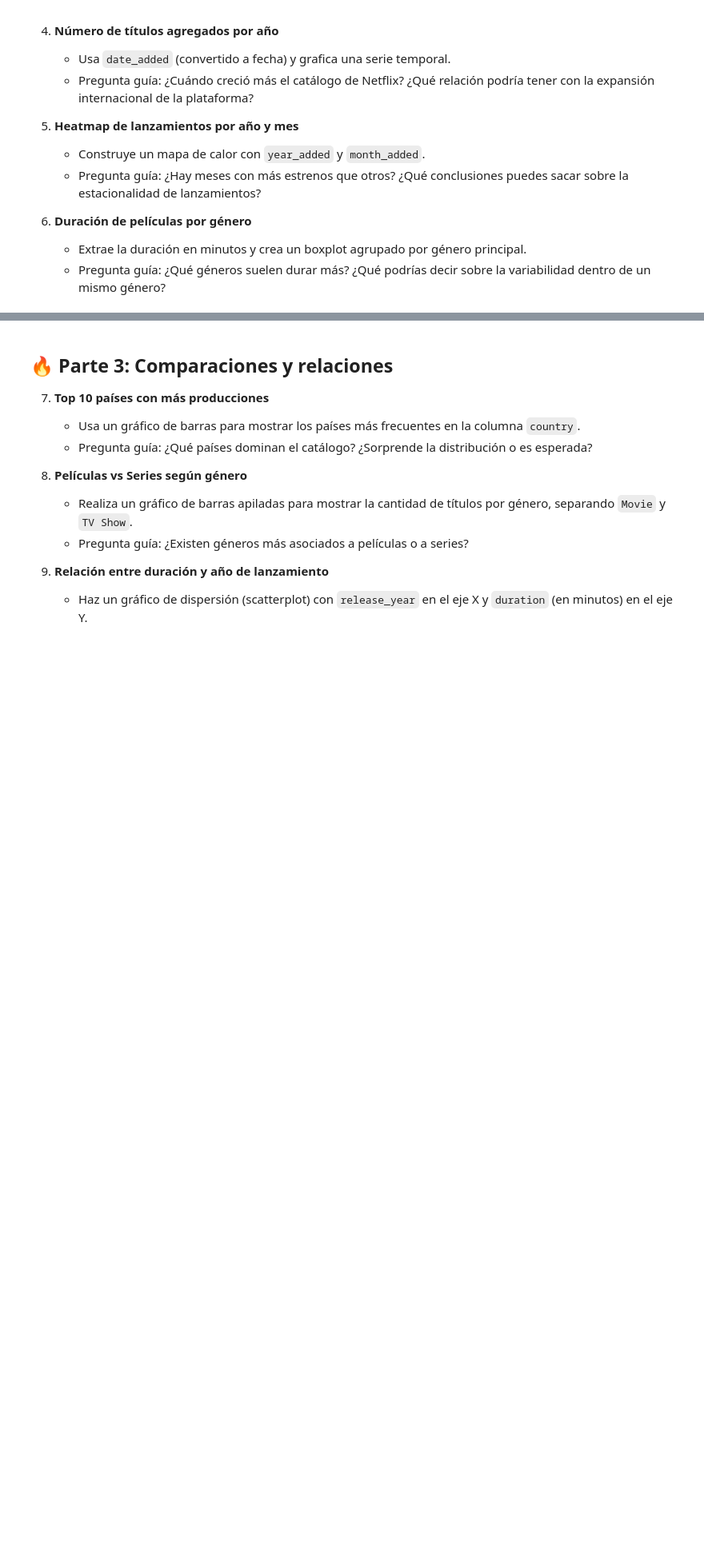
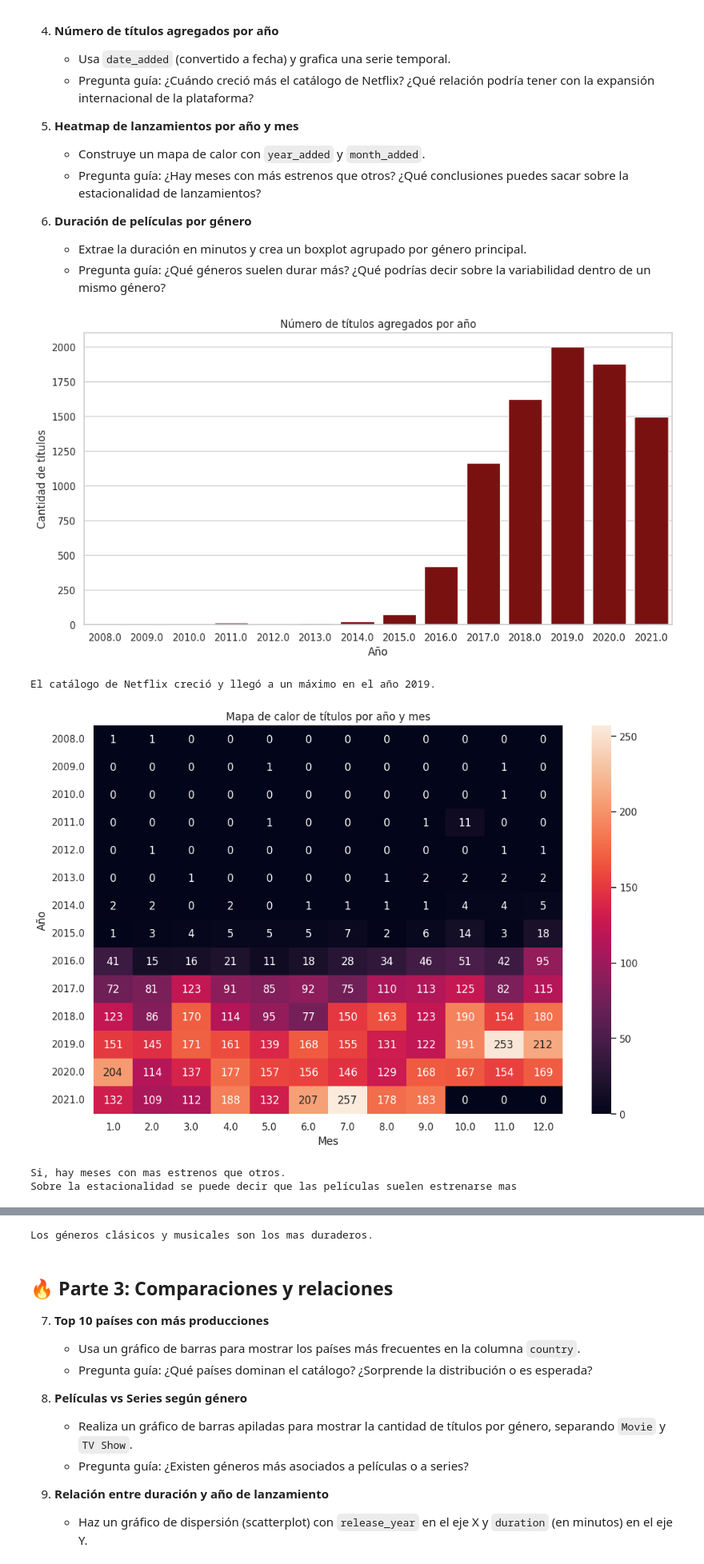
Before and after one commit to TomiGarrido/MAT281-Entegrables, a Jupyter notebook: docs/labs/lab_05.ipynb, the cells around one changed output, grey strips where cells are left out. Shown: that part at 80% size. Cells and saved outputs as stored; diff of their text form; code cells hidden in the pictures; blank space fills up the shorter version.

```diff
--- a/docs/labs/lab_05.ipynb
+++ b/docs/labs/lab_05.ipynb
@@ -121,3 +121,44 @@ El gráfico nos indica que Netflix estaría siendo guida mas hacia una audiencia
 
    * Extrae la duración en minutos y crea un boxplot agrupado por género principal.
    * Pregunta guía: ¿Qué géneros suelen durar más? ¿Qué podrías decir sobre la variabilidad dentro de un mismo género?
+# %%
+"4."
+df["date_added"] = pd.to_datetime(df["date_added"], errors="coerce")
+df["year_added"] = df["date_added"].dt.year
+plt.figure(figsize=(12, 6))
+sns.countplot(data=df, x="year_added", color="darkred")
+plt.title("Número de títulos agregados por año")
+plt.xlabel("Año")
+plt.ylabel("Cantidad de títulos")
+plt.show()
+print("El catálogo de Netflix creció y llegó a un máximo en el año 2019.")
+
+"5."
+df["month_added"] = df["date_added"].dt.month
+cuenta_mensual = df.groupby(["year_added", "month_added"]).size().unstack(fill_value=0)
+plt.figure(figsize=(12, 8))
+sns.heatmap(cuenta_mensual, color="darkred", annot=True, fmt="d")
+plt.title("Mapa de calor de títulos por año y mes")
+plt.xlabel("Mes")
+plt.ylabel("Año")
+plt.show()
+print("Si, hay meses con mas estrenos que otros.")
+print("Sobre la estacionalidad se puede decir que las películas suelen estrenarse mas ")
+
+"6."
+movies_df = df[df["type"] == "Movie"].copy()
+movies_df["duration_minutes"] = movies_df["duration"].str.replace(" min", "", regex=False).astype(float)
+genres_df = movies_df.assign(listed_in=movies_df["listed_in"].str.split(", ")).explode("listed_in").reset_index(drop=True)
+plt.figure(figsize=(14, 8))
+sns.boxplot(data=genres_df, x="duration_minutes", y="listed_in", color="darkred")
+plt.title("Distribución de Duración de Películas por Género")
+plt.xlabel("Duración (min)")
+plt.ylabel("Género")
+plt.show()
+print("Los géneros clásicos y musicales son los mas duraderos.")
+# %% [output]
+[figure, added]
+El catálogo de Netflix creció y llegó a un máximo en el año 2019.
+[figure, added]
+Si, hay meses con mas estrenos que otros.
+Sobre la estacionalidad se puede decir que las películas suelen estrenarse mas
@@ -124,3 +166,4 @@ El gráfico nos indica que Netflix estaría siendo guida mas hacia una audiencia
+Los géneros clásicos y musicales son los mas duraderos.
 # %% [markdown]
 
 
```
Also changed, not shown: parts of 2 cells of this notebook.
